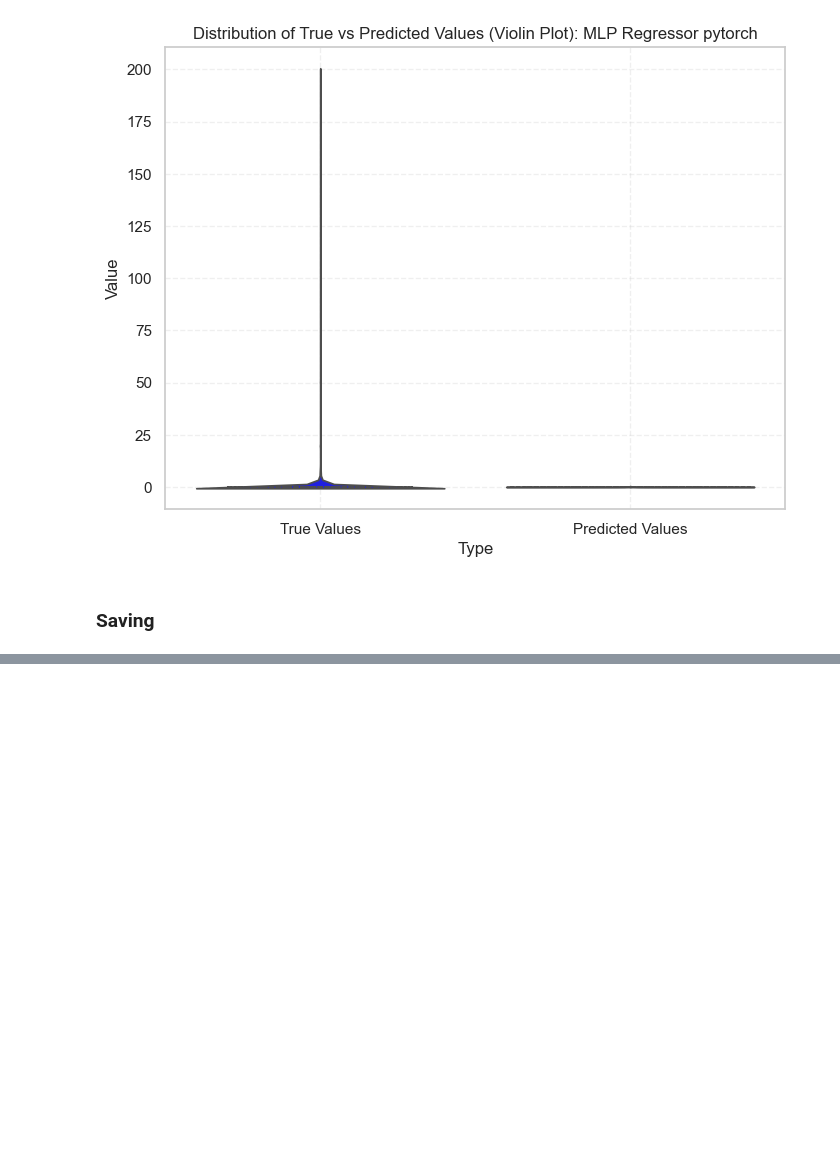
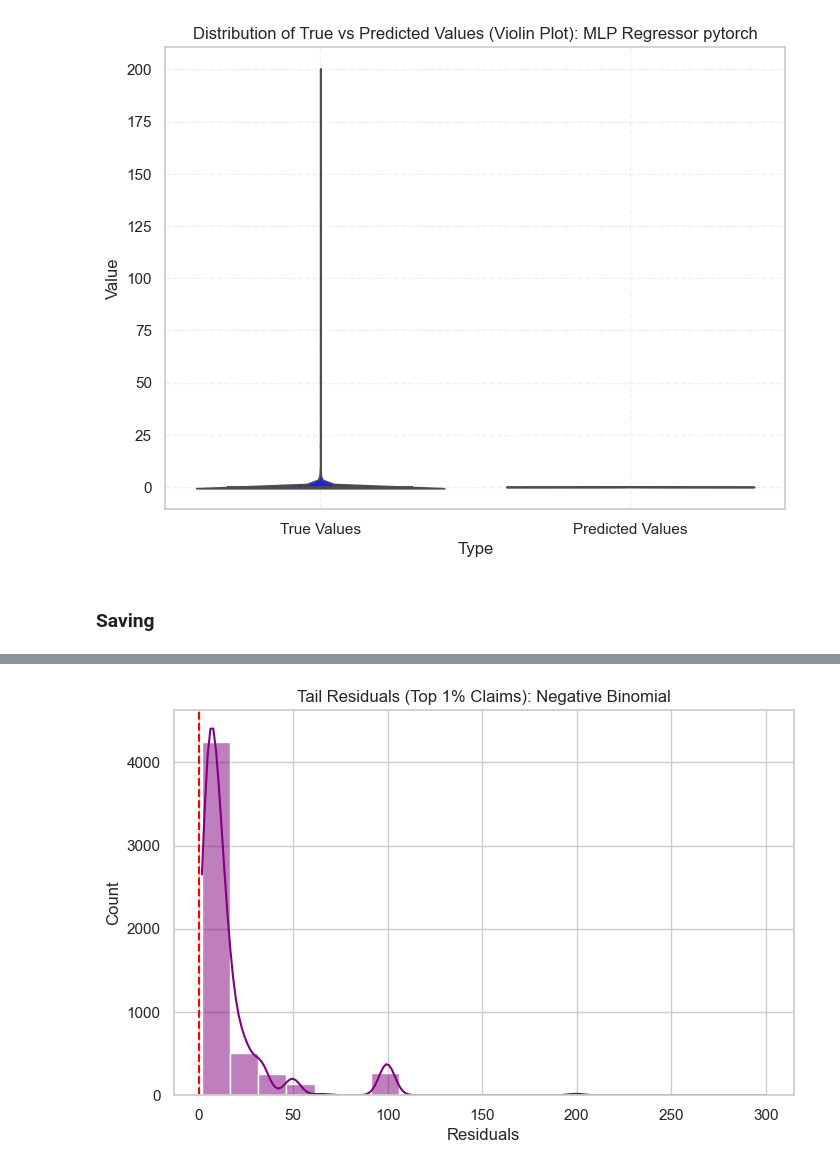
Before and after one commit to mindenki/2025-ITU-MachineLearning-Project-Claims-Risk-zrt, a Jupyter notebook: notebooks/05_Models_implemented.ipynb, the cells around one changed output, grey strips where cells are left out. Saved outputs shown, nothing was run; the diff lists cells and outputs as text; code cells hidden in the pictures; blank space fills up the shorter version.

```diff
--- a/notebooks/05_Models_implemented.ipynb
+++ b/notebooks/05_Models_implemented.ipynb
@@ -459,0 +523,4 @@ torch.save({
+# %%
+tail_residuals_plot(y_train, y_train_pred, name="Negative Binomial")
+# %% [output]
+[figure, added]
```
Also changed, not shown: parts of 52 cells of this notebook.
